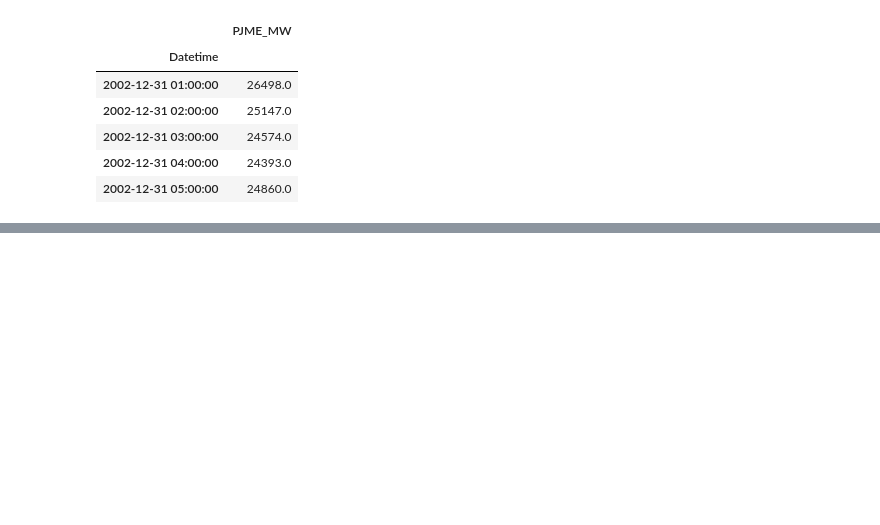
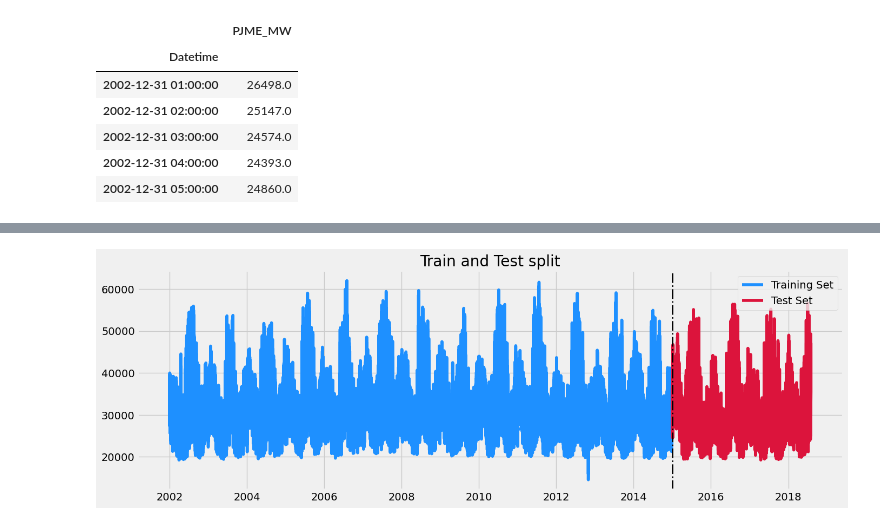
Before and after one commit to ruineux/Capstones-and-Projects, a Jupyter notebook: Insights and Analytics/Hourly Energy Consumption - Forecasting & EDA/Notebook/Untitled.ipynb, the cells around one changed output, grey strips where cells are left out. Saved outputs shown, nothing was run; the diff lists cells and outputs as text; code cells hidden in the pictures; blank space fills up the shorter version.

```diff
--- a/Insights and Analytics/Hourly Energy Consumption - Forecasting & EDA/Notebook/Untitled.ipynb
+++ b/Insights and Analytics/Hourly Energy Consumption - Forecasting & EDA/Notebook/Untitled.ipynb
@@ -76,0 +181,15 @@ plt.show()
+# %%
+fig, ax = plt.subplots(1, 1, figsize=(15, 5))
+
+ax.plot(train.index, train['PJME_MW'], color='dodgerblue', label='Training Set')
+ax.plot(test.index, test['PJME_MW'], color='crimson', label= 'Test Set')
+
+ax.legend()
+
+# Some Aestetics
+ax.axvline(date_split, color='black', ls='-.', lw='2')
+ax.set_title('Train and Test split');
+
+plt.show()
+# %% [output]
+[figure, added]
```
Also changed, not shown: parts of 18 cells of this notebook, 2 other files.
